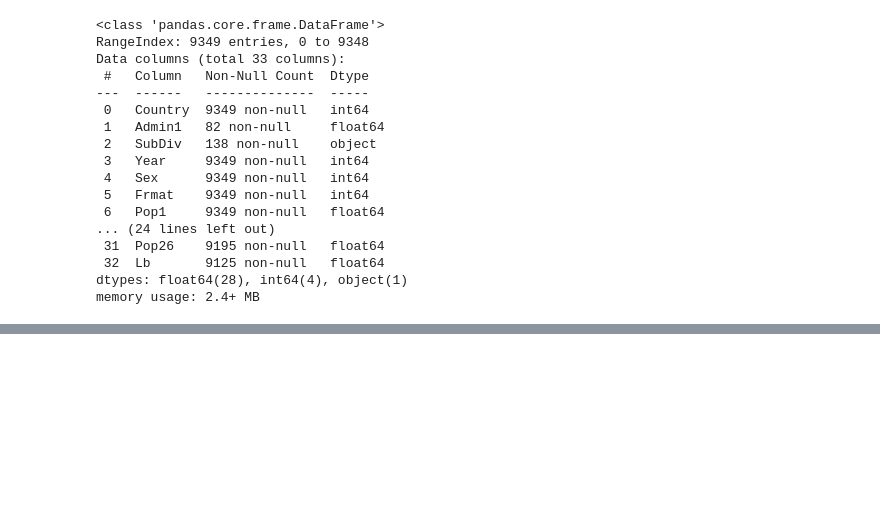
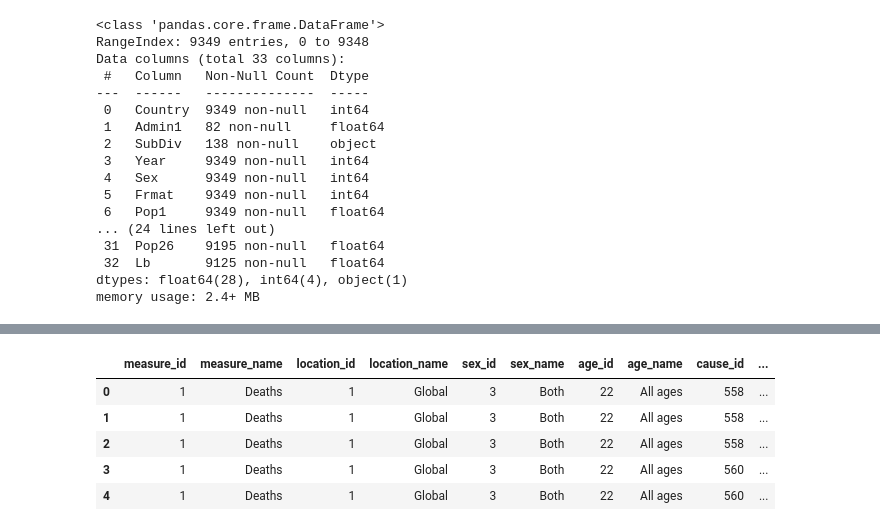
Before and after one commit to silviadc04/Final-Project-Data-Analytics, a Jupyter notebook: Final Project 0.1.ipynb, the cells around one changed output, grey strips where cells are left out. Drawn from its saved outputs; the diff is of its cells as text; code cells hidden in the pictures; blank space fills up the shorter version.

```diff
--- a/Finala Project 0.1.ipynb
+++ b/Final Project 0.1.ipynb
@@ -393,0 +407,10 @@ df.head(10)
+# %%
+df=pd.read_csv("Data\IHME-GBD_2019_DATA-2f8373e6-1.csv")
+df.head()
+# %% [output]
+|  | measure_id | measure_name | location_id | location_name | sex_id | sex_name | age_id | age_name | cause_id | ... |
+| 0 | 1 | Deaths | 1 | Global | 3 | Both | 22 | All ages | 558 | ... |
+| 1 | 1 | Deaths | 1 | Global | 3 | Both | 22 | All ages | 558 | ... |
+| 2 | 1 | Deaths | 1 | Global | 3 | Both | 22 | All ages | 558 | ... |
+| 3 | 1 | Deaths | 1 | Global | 3 | Both | 22 | All ages | 560 | ... |
+| 4 | 1 | Deaths | 1 | Global | 3 | Both | 22 | All ages | 560 | ... |
```
Also changed, not shown: parts of 8 cells of this notebook, 9 other files.
